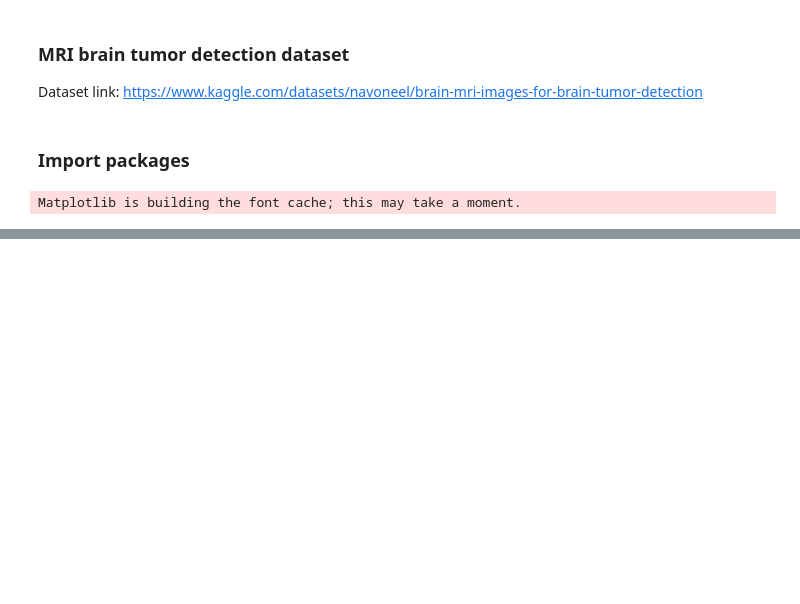
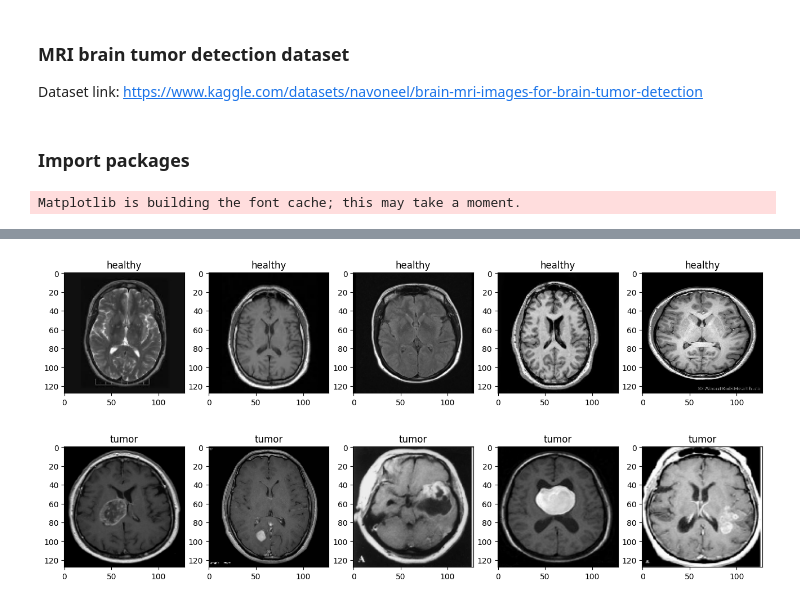
Before and after one commit to Muhammad-Yaqoob-4110/MRI-Brain-Tumor-Detector, a Jupyter notebook: MRI-Brain-Tumor-Detector.ipynb, the cells around one changed output, grey strips where cells are left out. Cells and saved outputs as stored; diff of their text form; code cells hidden in the pictures; blank space fills up the shorter version.

```diff
--- a/MRI-Brain-Tumor-Detector.ipynb
+++ b/MRI-Brain-Tumor-Detector.ipynb
@@ -32,0 +169,23 @@ path = "./brain_tumor_dataset/yes"
+# %%
+def plot_random(healthy, tumor, num=5):
+    healthy_images = healthy[np.random.choice(healthy.shape[0],num, replace=False)]
+    tumor_images = tumor[np.random.choice(tumor.shape[0],num, replace=False)]
+
+    plt.figure(figsize=(16,9))
+    for i in range(num):
+        # In matplotlib sublots are not indexed from zero. They are indexed from one.
+        # sublot(Row, Columns in Row, subplot no.)
+        plt.subplot(1,num, i + 1)
+        plt.title("healthy")
+        plt.imshow(healthy_images[i])
+
+    plt.figure(figsize=(16,9))
+    for i in range(num):
+        plt.subplot(1,num, i + 1)
+        plt.title("tumor")
+        plt.imshow(tumor_images[i])
+# %%
+plot_random(healthy,tumor)
+# %% [output]
+[figure, added]
+[figure, added]
```
Also changed, not shown: parts of 18 cells of this notebook.
